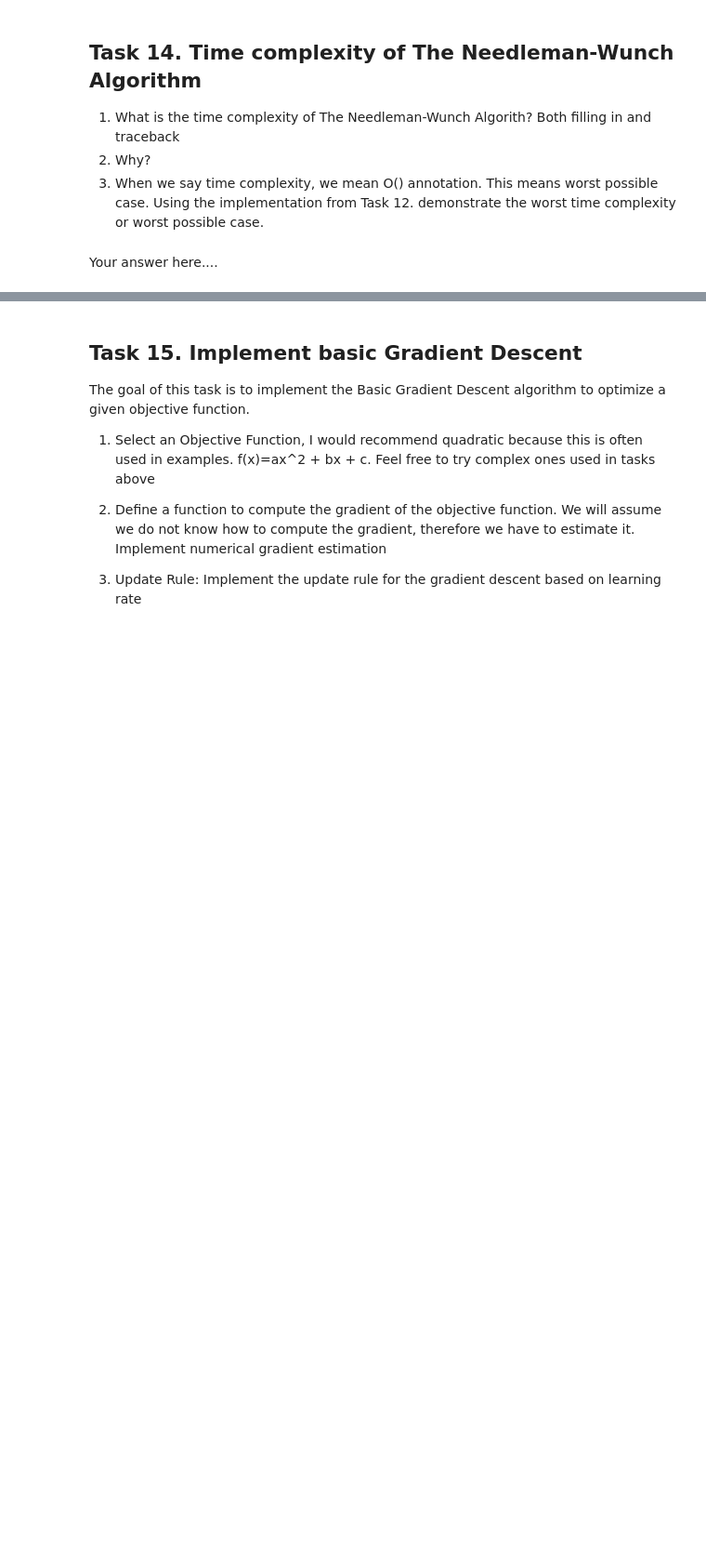
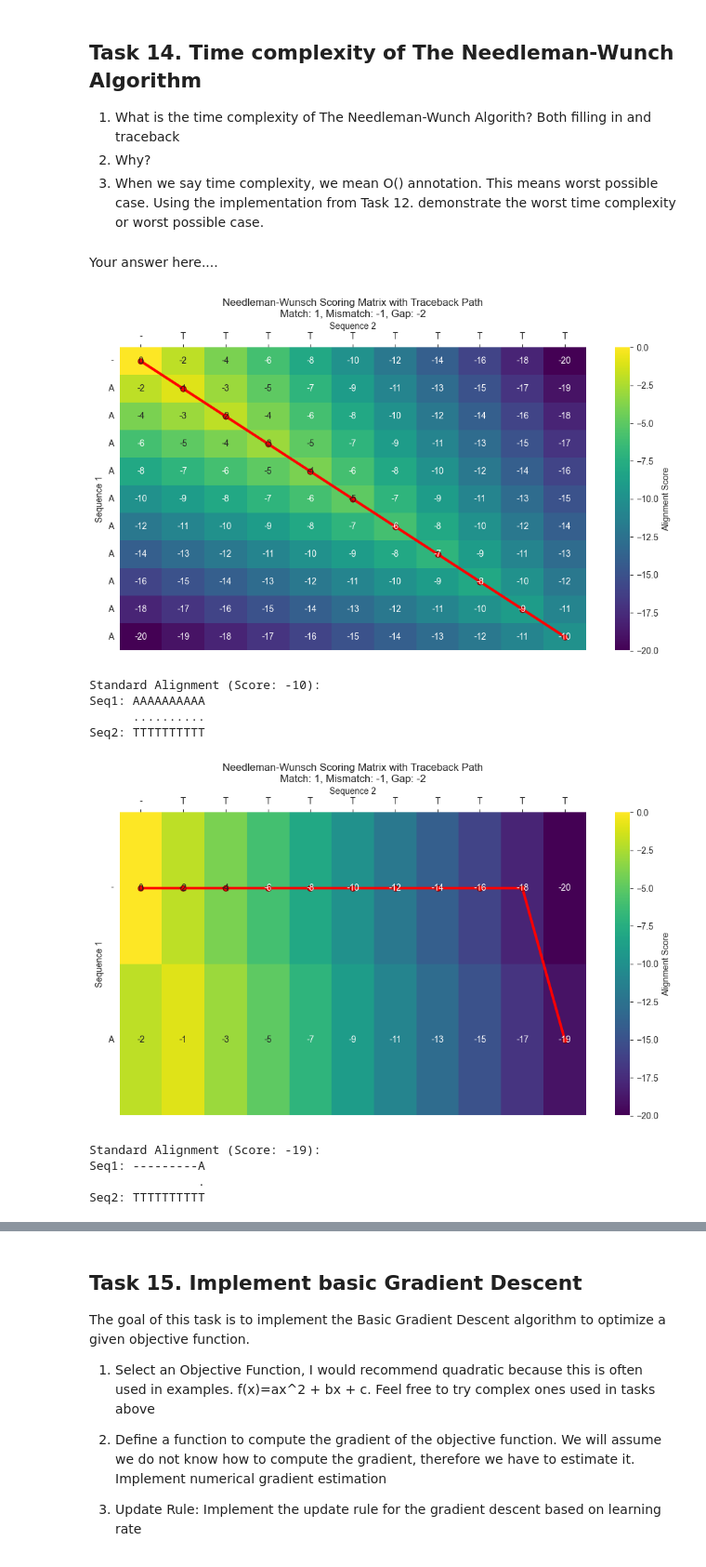
Before and after one commit to ImraKocis/optimization-algorithms-based-on-evolutionary-computing, a Jupyter notebook: ProjectGuide.ipynb, the cells around one changed output, grey strips where cells are left out. Shown at 93% size. Drawn from its saved outputs; the diff is of its cells as text; code cells hidden in the pictures; blank space fills up the shorter version.

```diff
--- a/ProjectGuide.ipynb
+++ b/ProjectGuide.ipynb
@@ -1095,0 +1088,32 @@ Your answer here....
+# %%
+from algorithms.needleman_wunsch.needleman_wunsch import NeedlemanWunsch
+
+
+def demonstrate_worst_case_traceback():
+    aligner = NeedlemanWunsch(match_score=1, mismatch_penalty=-1, gap_penalty=-2)
+    seq1 = "AAAAAAAAAA"
+    seq2 = "TTTTTTTTTT"
+
+    aligned1, aligned2, score = aligner.align(seq1, seq2, "standard")
+    aligner.visualize(figsize=(10, 6))
+    aligner.print_alignment(aligned1, aligned2, score)
+
+    seq1 = "A"
+    seq2 = "TTTTTTTTTT"
+
+    aligned1, aligned2, score = aligner.align(seq1, seq2, "standard")
+    aligner.visualize(figsize=(10, 6))
+    aligner.print_alignment(aligned1, aligned2, score)
+
+demonstrate_worst_case_traceback()
+# %% [output]
+[figure, added]
+Standard Alignment (Score: -10):
+Seq1: AAAAAAAAAA
+      ..........
+Seq2: TTTTTTTTTT
+[figure, added]
+Standard Alignment (Score: -19):
+Seq1: ---------A
+               .
+Seq2: TTTTTTTTTT
```
Also changed, not shown: parts of 6 cells of this notebook, 9 other files.
